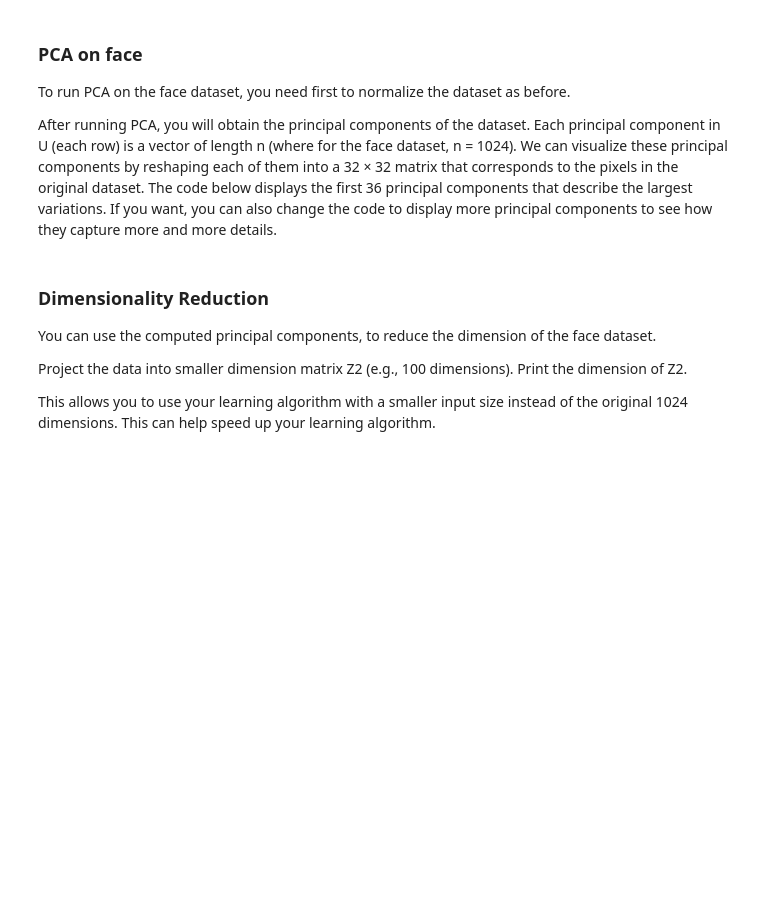
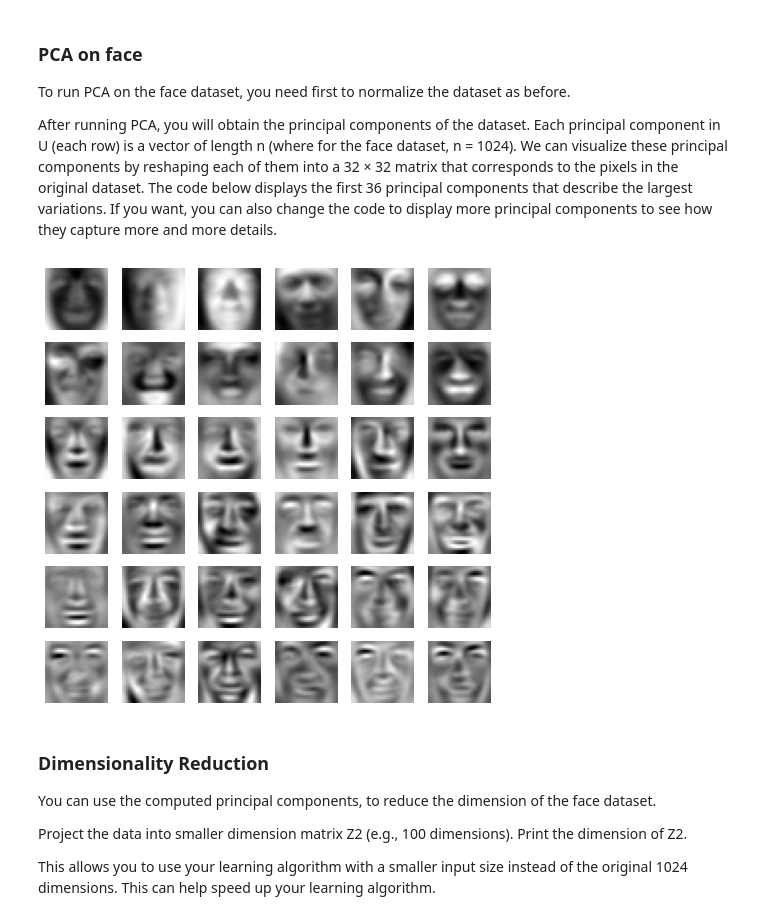
Before and after one commit to renanaferreira/FAA-repository, a Jupyter notebook: 08-Kmeans_PCA/lab_part2_PCA/PCA.ipynb, the cells around one changed output. Cells and saved outputs as stored; diff of their text form; code cells hidden in the pictures; blank space fills up the shorter version.

```diff
--- a/08-Kmeans_PCA/lab_part2_PCA/PCA.ipynb
+++ b/08-Kmeans_PCA/lab_part2_PCA/PCA.ipynb
@@ -161,0 +180,4 @@ X4 =?
+# %%
+mat4 = loadmat("ex7faces.mat")
+X4 = mat4["X"]
+print(X4.shape)
@@ -183,18 +209,20 @@ The code below displays the ﬁrst 36 principal components that describe the lar
 If you want, you can also change the code to display more principal components to see how
 they capture more and more details.
 # %%
-X_norm2 = ?
+X_norm2, mu, sigma = featureNormalize(X4)
 
 # Run PCA
-U2 = ?
+U2, _, _ = pca(X_norm2)
 
 #Visualize the top 36 eigenvectors found
 U_reduced = U2[:,:36].T
 fig2, ax2 = plt.subplots(6,6,figsize=(8,8))
 for i in range(0,36,6):
     for j in range(6):
         ax2[int(i/6),j].imshow(U_reduced[i+j,:].reshape(32,32,order="F"),cmap="gray")
         ax2[int(i/6),j].axis("off")
+# %% [output]
+[figure, added]
 # %% [markdown]
 ### Dimensionality Reduction
 
```
Also changed, not shown: parts of 16 cells of this notebook, 1 other file.
